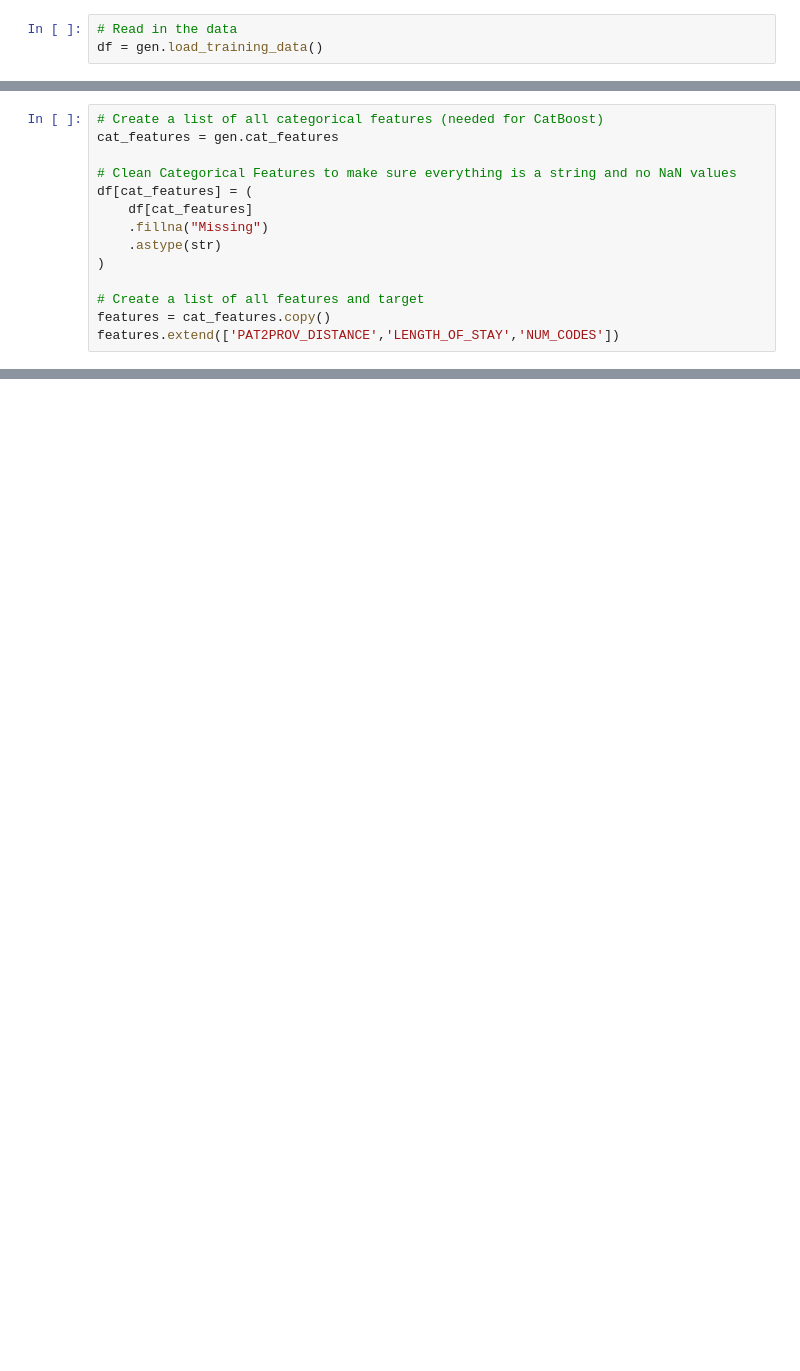
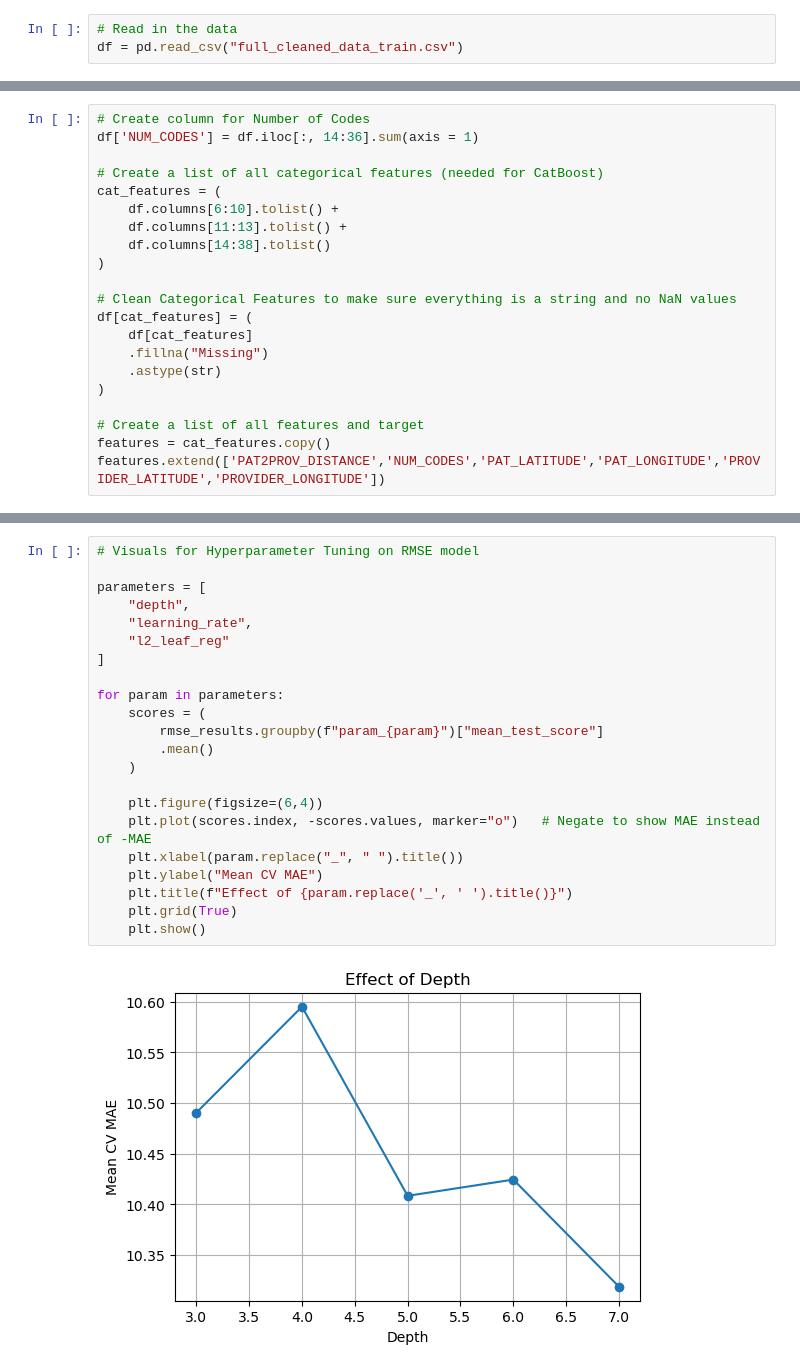
Before and after one commit to Erdos-Projects/summer26-patient-length-of-stay, a Jupyter notebook: models/CatBoost.ipynb, the cells around one changed output, grey strips where cells are left out. Cells and saved outputs as stored; diff of their text form; blank space fills up the shorter version.

Commit message:
File Cleaned with Hyperparameter Tuning

```diff
--- a/models/CatBoost.ipynb
+++ b/models/CatBoost.ipynb
@@ -20,4 +18,4 @@ from scipy.special import huber
 from sklearn.metrics import make_scorer, mean_pinball_loss # For Quantile Loss
 # %%
 # Read in the data
-df = gen.load_training_data()
+df = pd.read_csv("full_cleaned_data_train.csv")
@@ -24,6 +24,13 @@ df = gen.load_training_data()
 # %%
+# Create column for Number of Codes
+df['NUM_CODES'] = df.iloc[:, 14:36].sum(axis = 1)
+
 # Create a list of all categorical features (needed for CatBoost)
-cat_features = gen.cat_features
+cat_features = (
+    df.columns[6:10].tolist() +
+    df.columns[11:13].tolist() +
+    df.columns[14:38].tolist()
+)
 
 # Clean Categorical Features to make sure everything is a string and no NaN values
 df[cat_features] = (
@@ -34,4 +41,4 @@ df[cat_features] = (
 
 # Create a list of all features and target
 features = cat_features.copy()
-features.extend(['PAT2PROV_DISTANCE','LENGTH_OF_STAY','NUM_CODES'])
+features.extend(['PAT2PROV_DISTANCE','NUM_CODES','PAT_LATITUDE','PAT_LONGITUDE','PROVIDER_LATITUDE','PROVIDER_LONGITUDE'])
@@ -213,0 +112,24 @@ GridSearchCV(cv=3,
+# %%
+# Visuals for Hyperparameter Tuning on RMSE model
+
+parameters = [
+    "depth",
+    "learning_rate",
+    "l2_leaf_reg"
+]
+
+for param in parameters:
+    scores = (
+        rmse_results.groupby(f"param_{param}")["mean_test_score"]
+        .mean()
+    )
+
+    plt.figure(figsize=(6,4))
+    plt.plot(scores.index, -scores.values, marker="o")   # Negate to show MAE instead of -MAE
+    plt.xlabel(param.replace("_", " ").title())
+    plt.ylabel("Mean CV MAE")
+    plt.title(f"Effect of {param.replace('_', ' ').title()}")
+    plt.grid(True)
+    plt.show()
+# %% [output]
+[figure, added]
```
Also changed, not shown: parts of 28 cells of this notebook.
